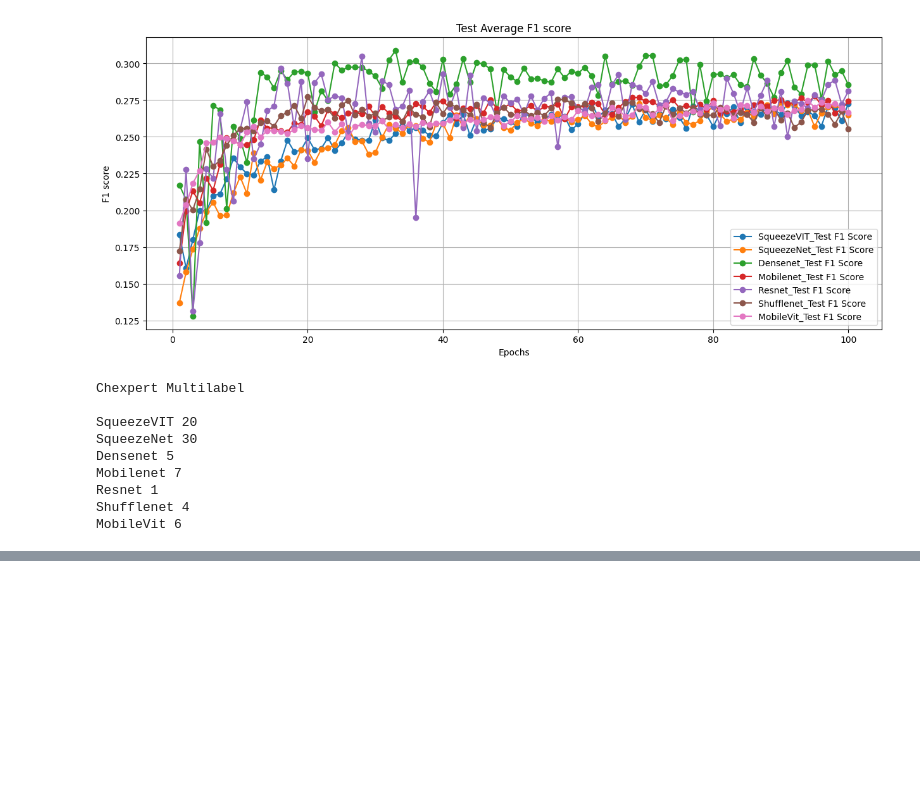
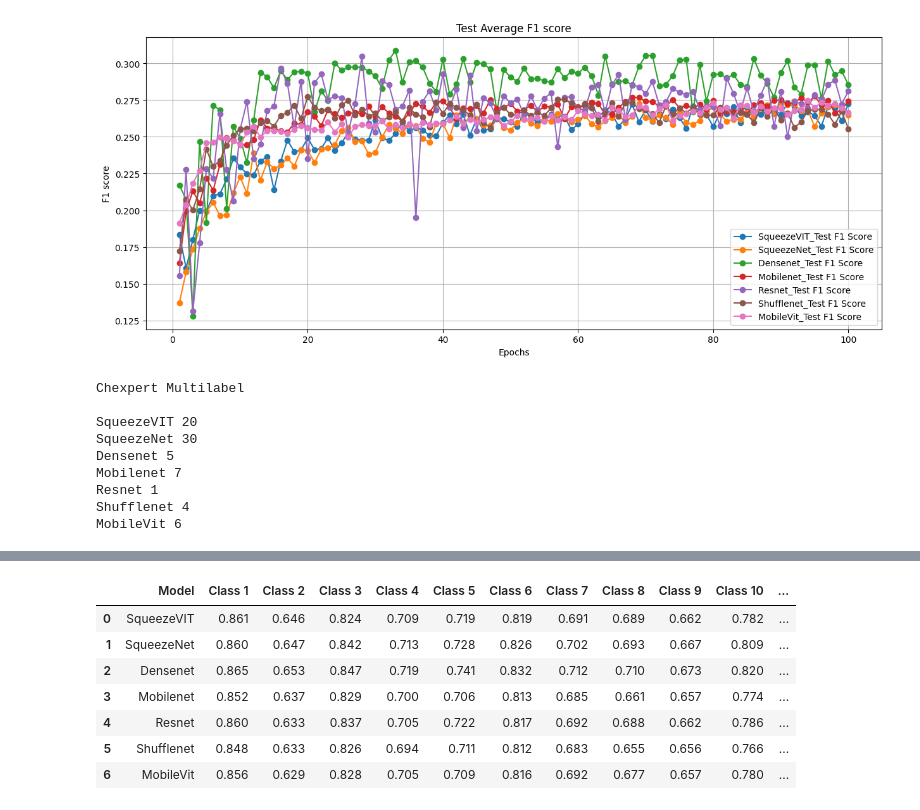
Before and after one commit to SS-Sid/BTP, a Jupyter notebook: notebooks/Comparison_all_models_Chexpert.ipynb, the cells around one changed output, grey strips where cells are left out. Drawn from its saved outputs; the diff is of its cells as text; code cells hidden in the pictures; blank space fills up the shorter version.

Commit message:
rounded table added

```diff
--- a/notebooks/Comparison_all_models_Chexpert.ipynb
+++ b/notebooks/Comparison_all_models_Chexpert.ipynb
@@ -428,3 +428,14 @@ df
 | 4 | Resnet | 0.860144 | 0.633066 | 0.836535 | 0.705182 | 0.721725 | 0.817029 | 0.691547 | 0.687694 | 0.662417 | 0.785858 | ... |
 | 5 | Shufflenet | 0.848176 | 0.632619 | 0.826191 | 0.693507 | 0.710756 | 0.811915 | 0.682779 | 0.655480 | 0.656194 | 0.765654 | ... |
 | 6 | MobileVit | 0.855779 | 0.629053 | 0.828372 | 0.704503 | 0.708533 | 0.815580 | 0.691622 | 0.676574 | 0.657091 | 0.780332 | ... |
+# %%
+df.round(3)
+# %% [output]
+|  | Model | Class 1 | Class 2 | Class 3 | Class 4 | Class 5 | Class 6 | Class 7 | Class 8 | Class 9 | Class 10 | ... |
+| 0 | SqueezeVIT | 0.861 | 0.646 | 0.824 | 0.709 | 0.719 | 0.819 | 0.691 | 0.689 | 0.662 | 0.782 | ... |
+| 1 | SqueezeNet | 0.860 | 0.647 | 0.842 | 0.713 | 0.728 | 0.826 | 0.702 | 0.693 | 0.667 | 0.809 | ... |
+| 2 | Densenet | 0.865 | 0.653 | 0.847 | 0.719 | 0.741 | 0.832 | 0.712 | 0.710 | 0.673 | 0.820 | ... |
+| 3 | Mobilenet | 0.852 | 0.637 | 0.829 | 0.700 | 0.706 | 0.813 | 0.685 | 0.661 | 0.657 | 0.774 | ... |
+| 4 | Resnet | 0.860 | 0.633 | 0.837 | 0.705 | 0.722 | 0.817 | 0.692 | 0.688 | 0.662 | 0.786 | ... |
+| 5 | Shufflenet | 0.848 | 0.633 | 0.826 | 0.694 | 0.711 | 0.812 | 0.683 | 0.655 | 0.656 | 0.766 | ... |
+| 6 | MobileVit | 0.856 | 0.629 | 0.828 | 0.705 | 0.709 | 0.816 | 0.692 | 0.677 | 0.657 | 0.780 | ... |
```
Also changed, not shown: 2 other files.
